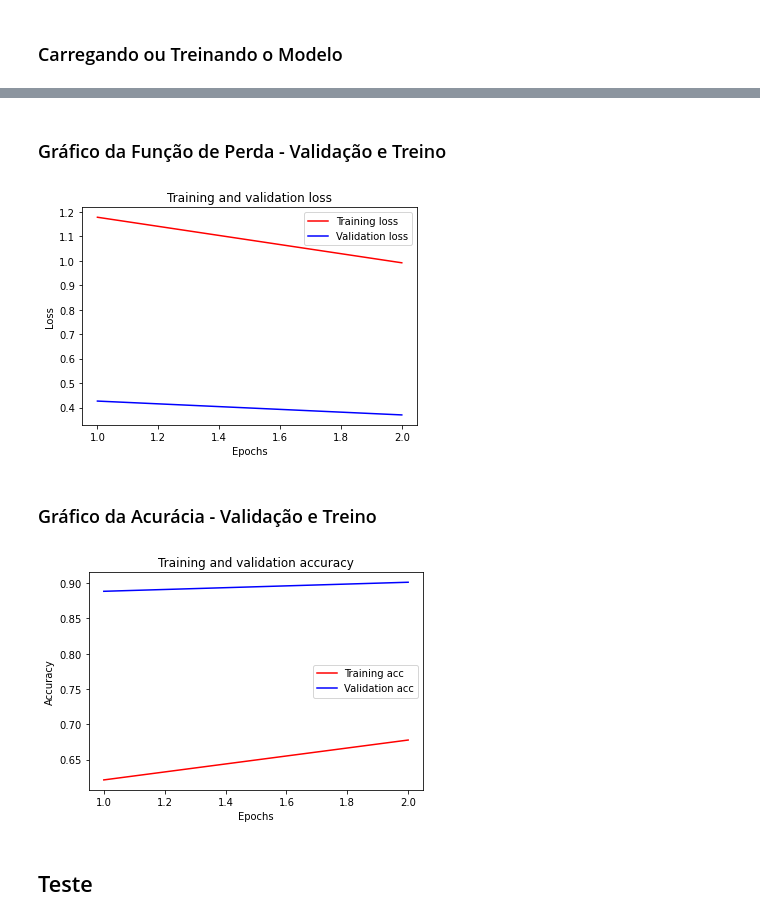
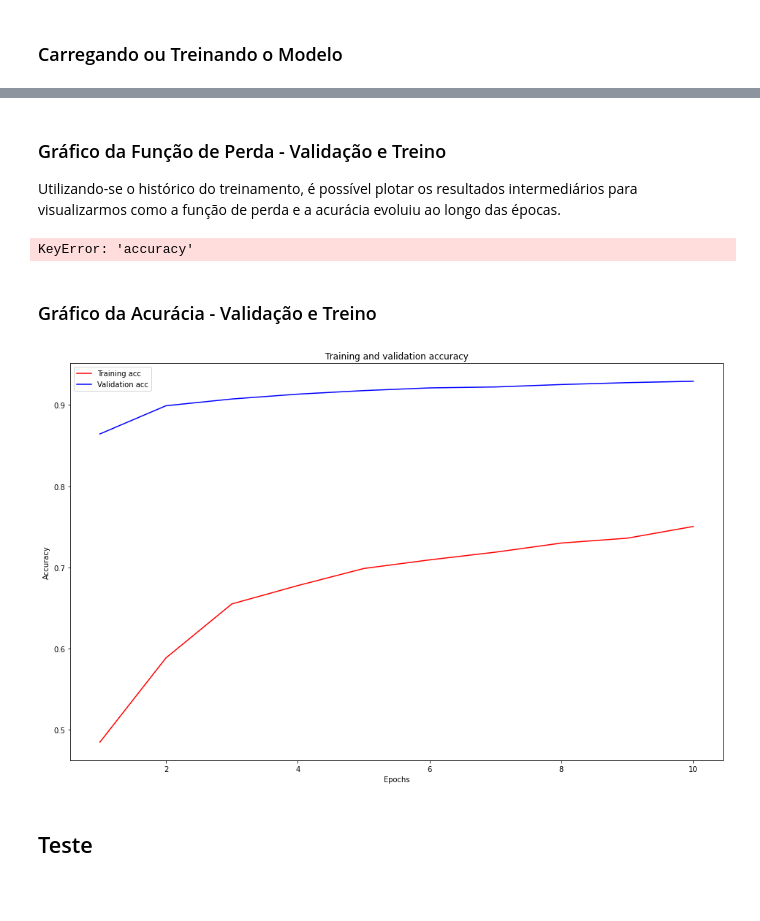
Before and after one commit to RitaRez/captcha-recognizer, a Jupyter notebook: captcha_recognizer_with_graphs.ipynb, the cells around one changed output, grey strips where cells are left out. Saved outputs shown, nothing was run; the diff lists cells and outputs as text; code cells hidden in the pictures; blank space fills up the shorter version.

```diff
--- a/captcha_recognizer_with_graphs.ipynb
+++ b/captcha_recognizer_with_graphs.ipynb
@@ -188,7 +189,7 @@ def train_model(model, NUMBER_OF_LABELS = 37, batch_size = 128, epochs = 1):
 # %% [markdown]
 ### Carregando ou Treinando o Modelo
 # %%
-model_path = './saved_model/'; model_file = 'saved_model.pb'
+"""model_path = './saved_model/'; model_file = 'saved_model.pb'
 
 if  os.path.isfile(model_path + model_file):
     print('Um modelo treinado foi encontrado! Carregando Modelo...')
@@ -197,6 +198,6 @@ if  os.path.isfile(model_path + model_file):
 else:
     print('Trabalhando em um novo modelo...')
     train_model(model)
-    model.save(model_path)
+    model.save(model_path) """
 # %%
-model = train_model(model, batch_size = 512, epochs = 10)
+model = train_model(model, batch_size = 128, epochs = 10)
@@ -210,15 +245,21 @@ model.history.history
-# %% [markdown]
-### Gráfico da Função de Perda - Validação e Treino
+# %% [markdown]
+### Gráfico da Função de Perda - Validação e Treino
+
+Utilizando-se o histórico do treinamento, é possível plotar os resultados intermediários para visualizarmos como a função de perda e a acurácia evoluiu ao longo das épocas.
 # %%
 history = model.history.history
 
+accuracy_values = history['accuracy']
 loss_values = history['loss']
 val_loss_values = history['val_loss']
 
-epochs = range(1, len(accuracy) + 1)
+epochs = range(1, len(accuracy_values) + 1)
 
+plt.figure(figsize = (16,10))
 plt.plot(epochs, loss_values, 'r', label='Training loss')
 plt.plot(epochs, val_loss_values, 'b', label='Validation loss')
+plt.scatter(epochs, loss_values, 'r', label='Training loss')
+plt.scatter(epochs, val_loss_values, 'b', label='Validation loss')
 plt.title('Training and validation loss')
 plt.xlabel('Epochs')
 plt.ylabel('Loss')
@@ -226,24 +267,25 @@ plt.legend()
 
 plt.show()
 # %% [output]
-[figure, removed]
+KeyError: 'accuracy'
 # %% [markdown]
 ### Gráfico da Acurácia - Validação e Treino
 # %%
 accuracy_values = history['accuracy']
 valid_acc_values = history['val_accuracy']
 
+plt.figure(figsize = (16,10))
 plt.plot(epochs, accuracy_values, 'r', label='Training acc')
 plt.plot(epochs, valid_acc_values, 'blue', label='Validation acc')
 
 plt.title('Training and validation accuracy')
 plt.xlabel('Epochs')
 plt.ylabel('Accuracy')
 plt.legend()
 
 plt.show()
 # %% [output]
-[figure, old version]
+[figure, new version]
 # %% [markdown]
 ## Teste
 # %%
```
Also changed, not shown: parts of 17 cells of this notebook.
